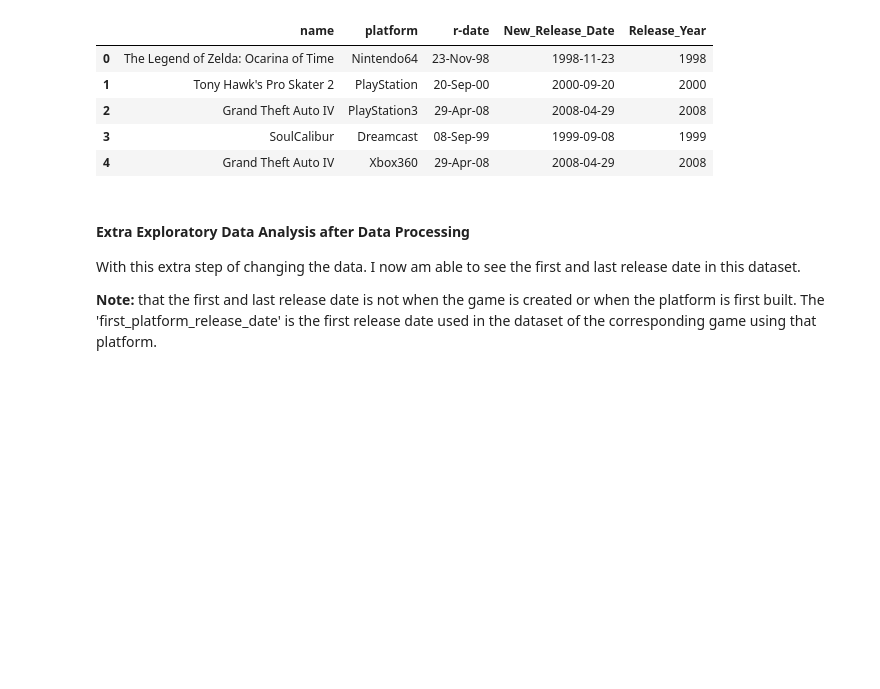
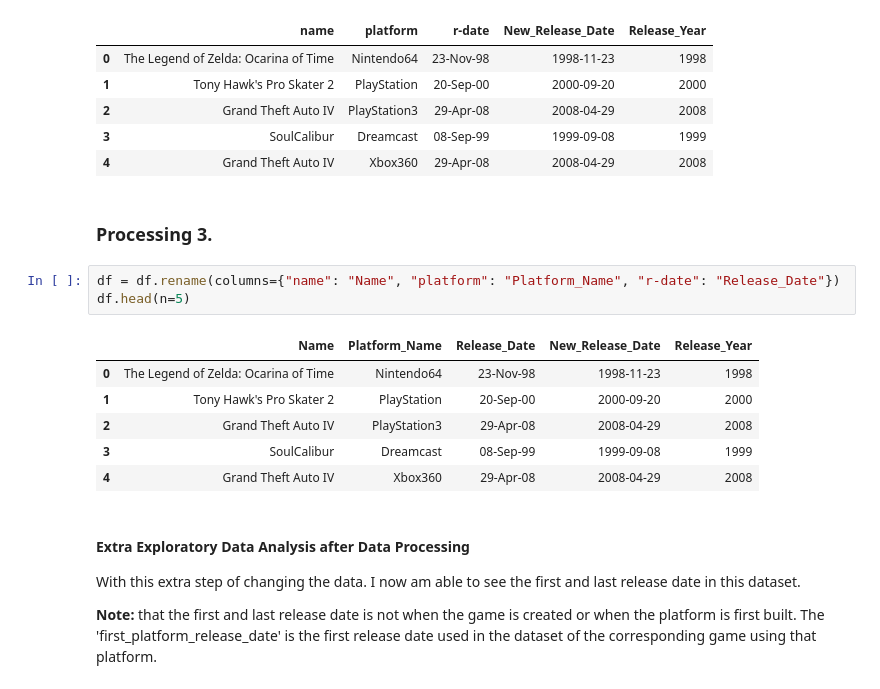
Before and after one commit to ubco-W2022T1-cosc301/project-group07, a Jupyter notebook: notebooks/analysis3.ipynb, the cells around one changed output. Cells and saved outputs as stored; diff of their text form; blank space fills up the shorter version.

```diff
--- a/notebooks/analysis3.ipynb
+++ b/notebooks/analysis3.ipynb
@@ -150,6 +145,18 @@ df.head(n=5)
 | 2 | Grand Theft Auto IV | PlayStation3 | 29-Apr-08 | 2008-04-29 | 2008 |
 | 3 | SoulCalibur | Dreamcast | 08-Sep-99 | 1999-09-08 | 1999 |
 | 4 | Grand Theft Auto IV | Xbox360 | 29-Apr-08 | 2008-04-29 | 2008 |
+# %% [markdown]
+### Processing 3.
+# %%
+df = df.rename(columns={"name": "Name", "platform": "Platform_Name", "r-date": "Release_Date"})
+df.head(n=5)
+# %% [output]
+|  | Name | Platform_Name | Release_Date | New_Release_Date | Release_Year |
+| 0 | The Legend of Zelda: Ocarina of Time | Nintendo64 | 23-Nov-98 | 1998-11-23 | 1998 |
+| 1 | Tony Hawk's Pro Skater 2 | PlayStation | 20-Sep-00 | 2000-09-20 | 2000 |
+| 2 | Grand Theft Auto IV | PlayStation3 | 29-Apr-08 | 2008-04-29 | 2008 |
+| 3 | SoulCalibur | Dreamcast | 08-Sep-99 | 1999-09-08 | 1999 |
+| 4 | Grand Theft Auto IV | Xbox360 | 29-Apr-08 | 2008-04-29 | 2008 |
 # %% [markdown]
 #### Extra Exploratory Data Analysis after Data Processing
 With this extra step of changing the data. I now am able to see the first and last release date in this dataset.
```
Also changed, not shown: parts of 12 cells of this notebook.
